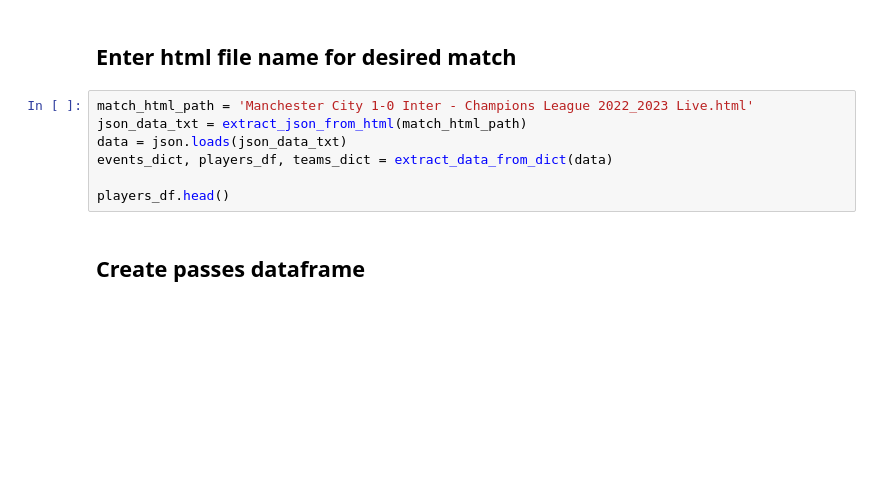
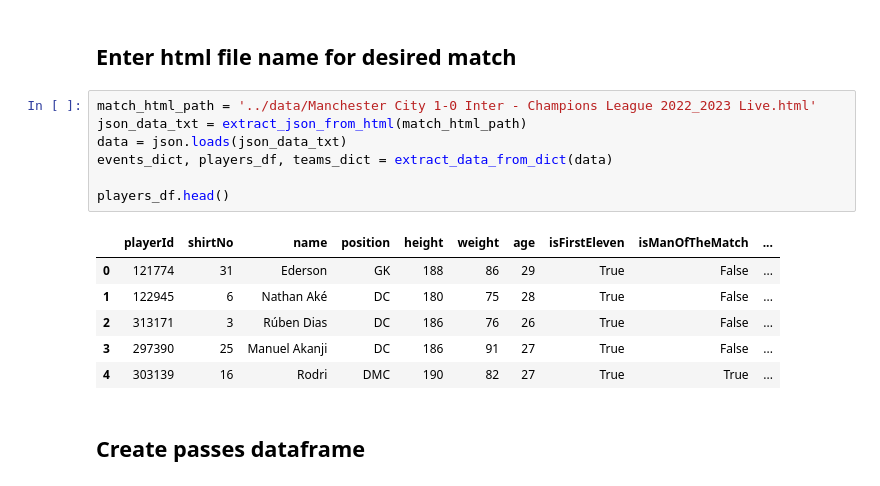
Before and after one commit to KeilanKenny/Football-Passmaps, a Jupyter notebook: src/create_passmap.ipynb, the cells around one changed output. Saved outputs shown, nothing was run; the diff lists cells and outputs as text; blank space fills up the shorter version.

```diff
--- a/src/create_passmap.ipynb
+++ b/src/create_passmap.ipynb
@@ -53,12 +58,19 @@ def extract_data_from_dict(data):
 # %% [markdown]
 ## Enter html file name for desired match
 # %%
-match_html_path = 'Manchester City 1-0 Inter - Champions League 2022_2023 Live.html'
+match_html_path = '../data/Manchester City 1-0 Inter - Champions League 2022_2023 Live.html'
 json_data_txt = extract_json_from_html(match_html_path)
 data = json.loads(json_data_txt)
 events_dict, players_df, teams_dict = extract_data_from_dict(data)
 
 players_df.head()
+# %% [output]
+|  | playerId | shirtNo | name | position | height | weight | age | isFirstEleven | isManOfTheMatch | ... |
+| 0 | 121774 | 31 | Ederson | GK | 188 | 86 | 29 | True | False | ... |
+| 1 | 122945 | 6 | Nathan Aké | DC | 180 | 75 | 28 | True | False | ... |
+| 2 | 313171 | 3 | Rúben Dias | DC | 186 | 76 | 26 | True | False | ... |
+| 3 | 297390 | 25 | Manuel Akanji | DC | 186 | 91 | 27 | True | False | ... |
+| 4 | 303139 | 16 | Rodri | DMC | 190 | 82 | 27 | True | True | ... |
 # %% [markdown]
 ## Create passes dataframe
 # %%
```
Also changed, not shown: parts of 14 cells of this notebook, 7 other files.
